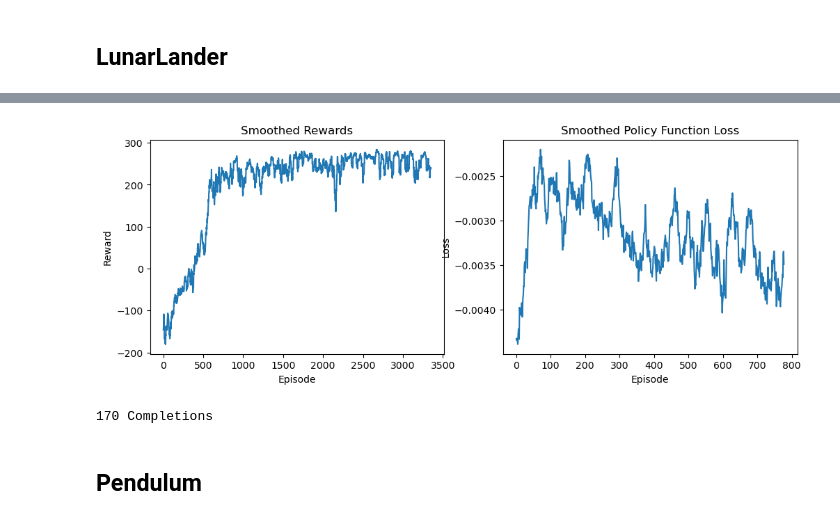
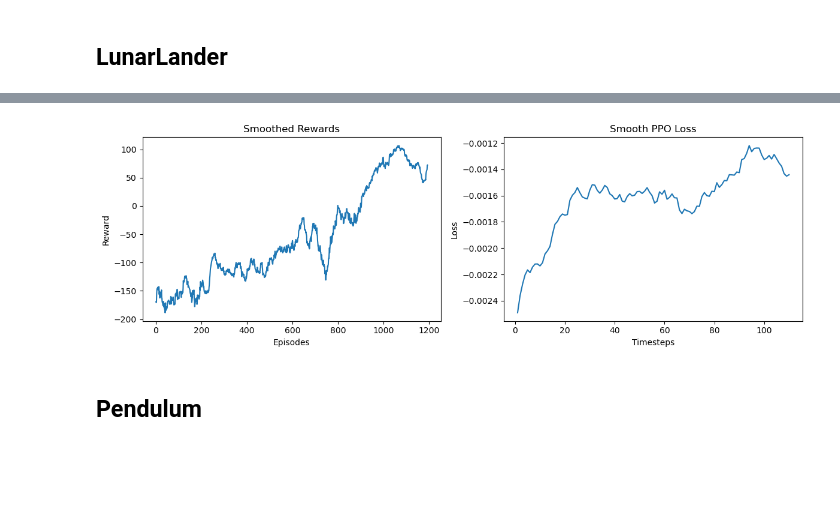
Before and after one commit to NithinVS2k4/RLFromScratch, a Jupyter notebook: 07_Proximal_Policy_Optimization.ipynb, the cells around one changed output, grey strips where cells are left out. Saved outputs shown, nothing was run; the diff lists cells and outputs as text; code cells hidden in the pictures; blank space fills up the shorter version.

```diff
--- a/07_Proximal_Policy_Optimization.ipynb
+++ b/07_Proximal_Policy_Optimization.ipynb
@@ -280,8 +279,7 @@ animate_policy(lunar_env, lunar_policy, **CONFIG['animation'])
 # %%
-plot_stats(lunar_stats, CONFIG['plot_stats_size'])
+plots.plot_stats(lunar_stats, CONFIG['plots_info'])
 # %% [output]
-[figure, old version]
+[figure, new version]
-170 Completions
 # %% [markdown]
 ## Pendulum
 # %%
```
Also changed, not shown: parts of 12 cells of this notebook, 9 other files.
